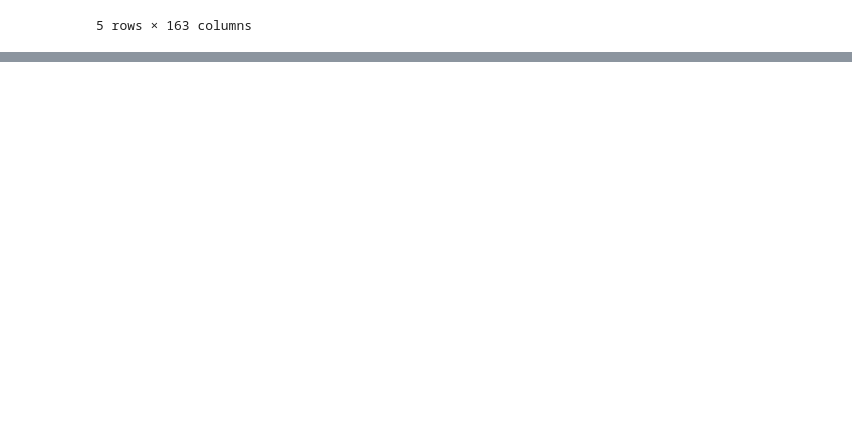
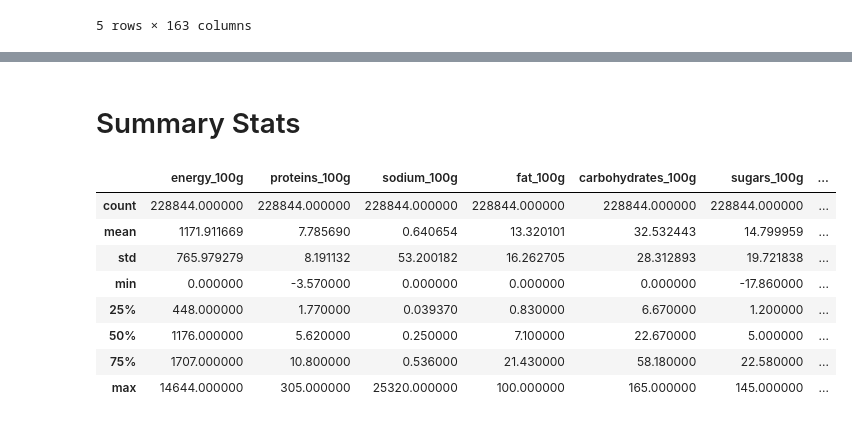
Before and after one commit to gabet2/STAT542, a Jupyter notebook: 0_Preprocess.ipynb, the cells around one changed output, grey strips where cells are left out. Drawn from its saved outputs; the diff is of its cells as text; code cells hidden in the pictures; blank space fills up the shorter version.

```diff
--- a/0_Preprocess.ipynb
+++ b/0_Preprocess.ipynb
@@ -15,0 +133,2 @@ df.head()
+# %%
+df5 = pd.concat([df4.reset_index(drop = True), dtm], axis = 1)
@@ -15,0 +137,16 @@ df.head()
+# %%
+df6 = df5.drop('ingredients_text', axis = 1)
+# %% [markdown]
+# Summary Stats
+# %%
+df6.iloc[ : , :8].describe()
+# %% [output]
+|  | energy_100g | proteins_100g | sodium_100g | fat_100g | carbohydrates_100g | sugars_100g | ... |
+| count | 228844.000000 | 228844.000000 | 228844.000000 | 228844.000000 | 228844.000000 | 228844.000000 | ... |
+| mean | 1171.911669 | 7.785690 | 0.640654 | 13.320101 | 32.532443 | 14.799959 | ... |
+| std | 765.979279 | 8.191132 | 53.200182 | 16.262705 | 28.312893 | 19.721838 | ... |
+| min | 0.000000 | -3.570000 | 0.000000 | 0.000000 | 0.000000 | -17.860000 | ... |
+| 25% | 448.000000 | 1.770000 | 0.039370 | 0.830000 | 6.670000 | 1.200000 | ... |
+| 50% | 1176.000000 | 5.620000 | 0.250000 | 7.100000 | 22.670000 | 5.000000 | ... |
+| 75% | 1707.000000 | 10.800000 | 0.536000 | 21.430000 | 58.180000 | 22.580000 | ... |
+| max | 14644.000000 | 305.000000 | 25320.000000 | 100.000000 | 165.000000 | 145.000000 | ... |
```
Also changed, not shown: parts of 31 cells of this notebook.
